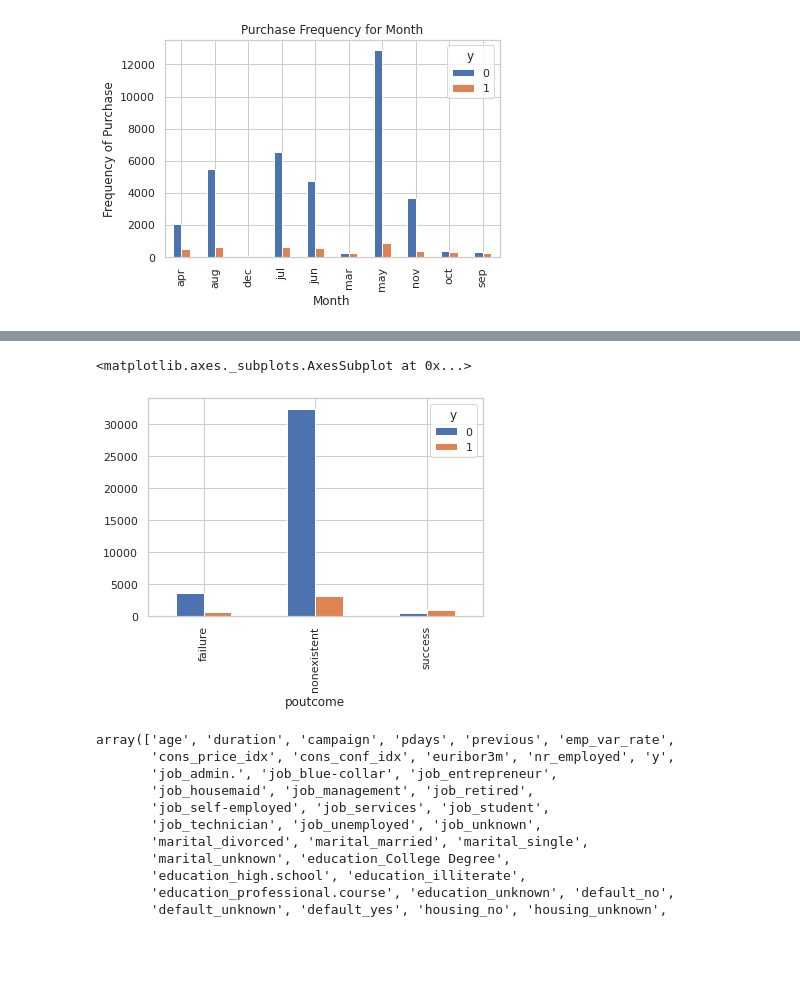
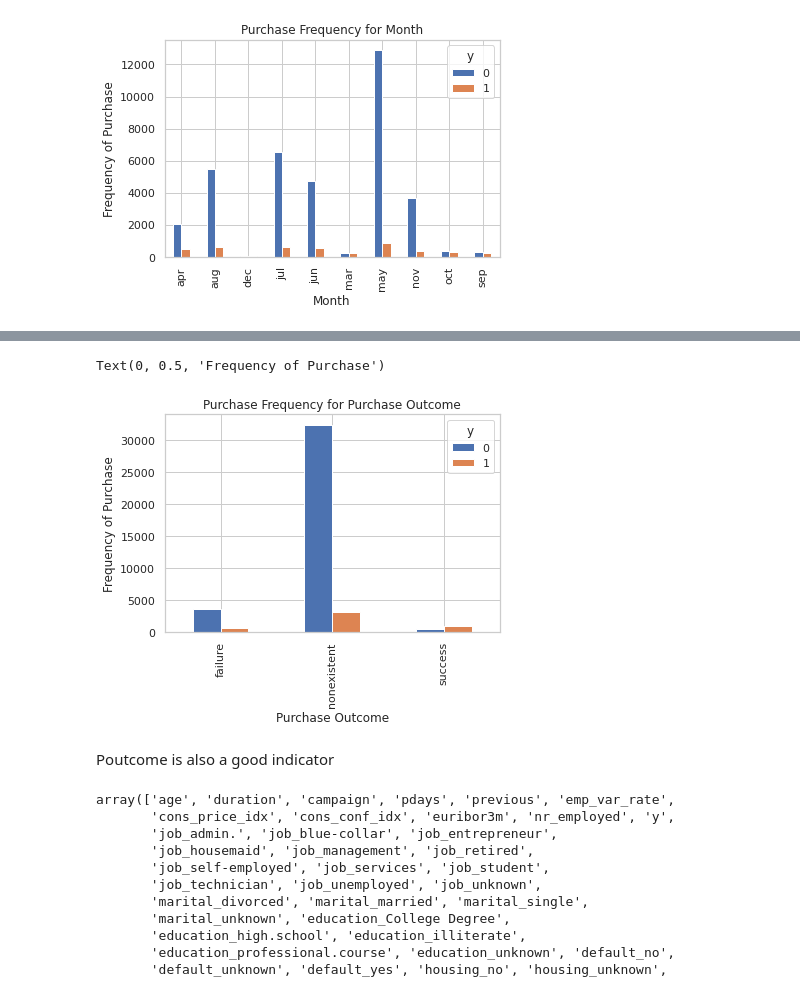
Before and after one commit to thegrouch4413/Predictive-Analysis, a Jupyter notebook: Banking_Analysis_Assignment_1.ipynb, the cells around one changed output, grey strips where cells are left out. Drawn from its saved outputs; the diff is of its cells as text; code cells hidden in the pictures; blank space fills up the shorter version.

```diff
--- a/Banking_Analysis_Assignment_1.ipynb
+++ b/Banking_Analysis_Assignment_1.ipynb
@@ -67,8 +98,13 @@ pd.crosstab(data.loan,data.y).plot(kind='bar')
 # %%
 pd.crosstab(data.poutcome,data.y).plot(kind='bar')
+plt.title('Purchase Frequency for Purchase Outcome')
+plt.xlabel('Purchase Outcome')
+plt.ylabel('Frequency of Purchase')
 # %% [output]
-<matplotlib.axes._subplots.AxesSubplot at 0x...>
+Text(0, 0.5, 'Frequency of Purchase')
-[figure, old version]
+[figure, new version]
+# %% [markdown]
+Poutcome is also a good indicator
 # %%
 category_variables=['job','marital','education','default','housing','loan','contact','month','day_of_week','poutcome']
 for var in category_variables:
```
Also changed, not shown: parts of 19 cells of this notebook.
